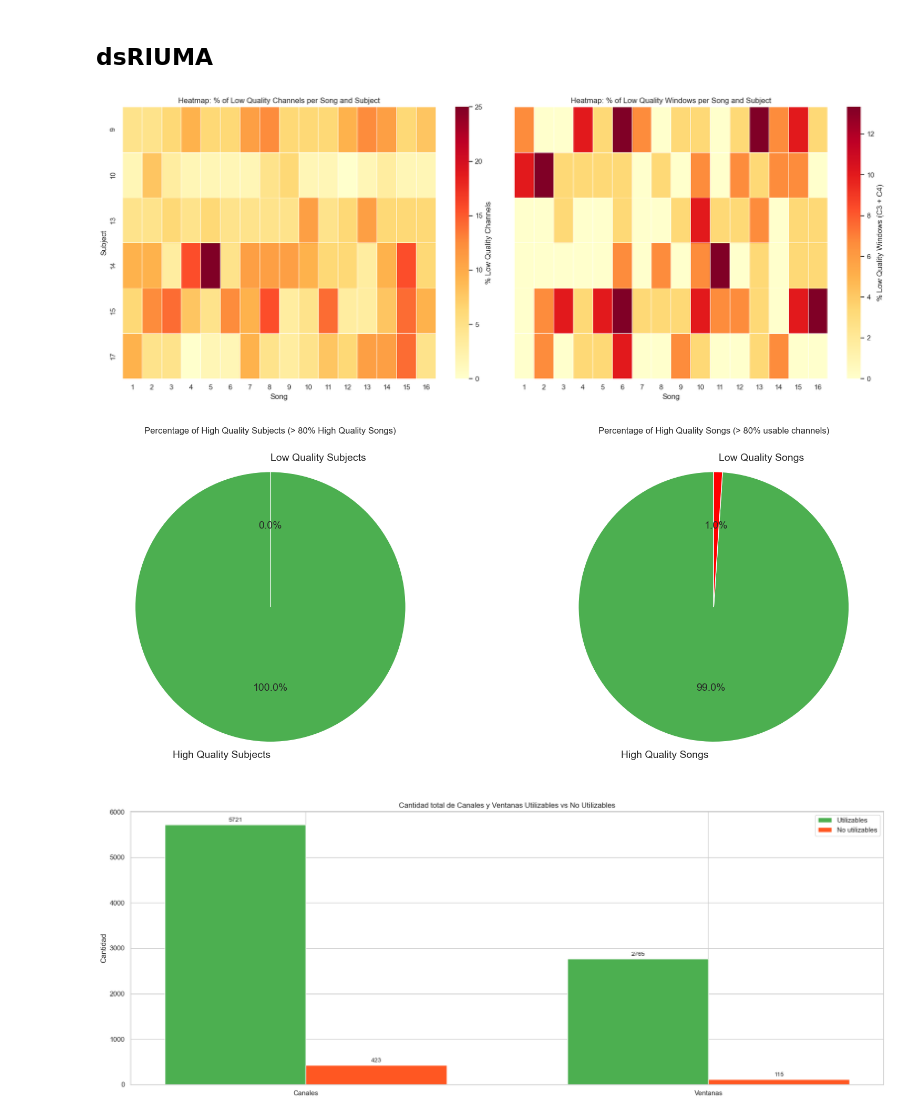
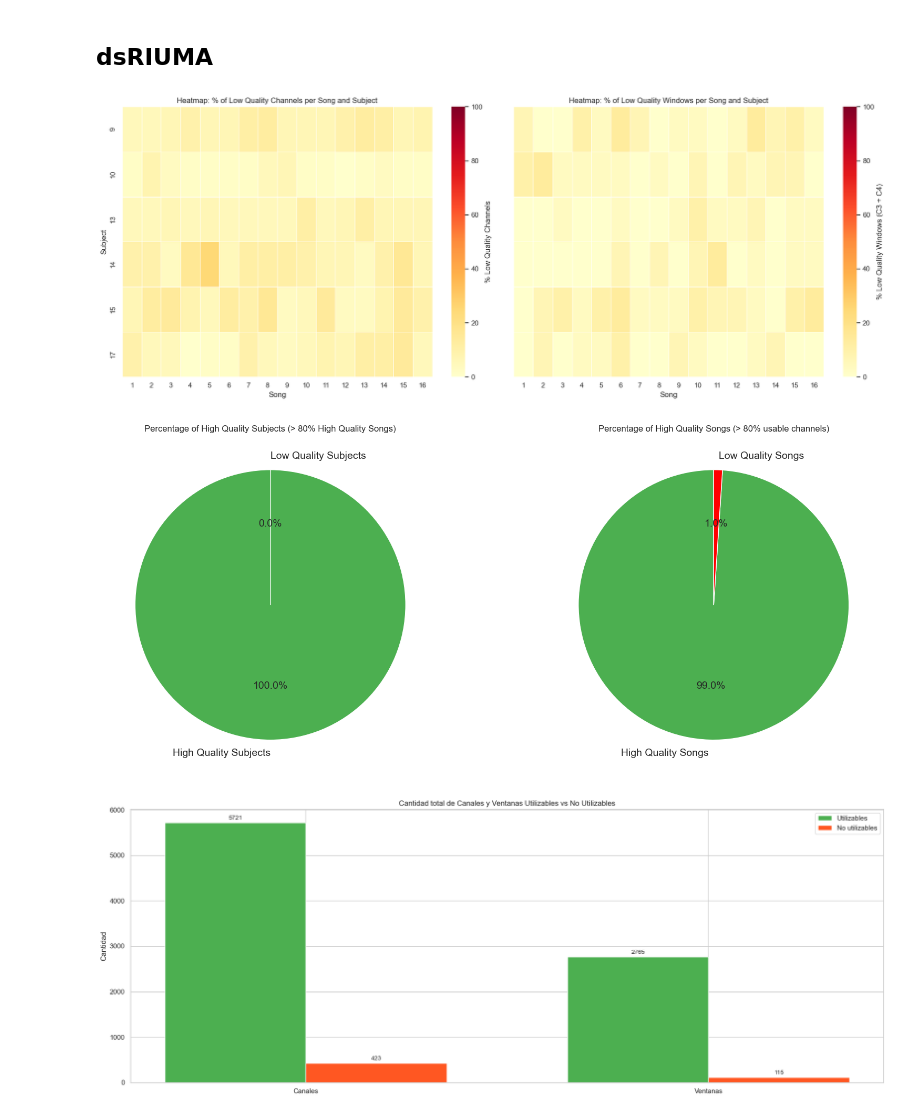
Before and after one commit to alr00-hub/Iniciacion_Investigacion, a Jupyter notebook: Scripts/results.ipynb, the cells around one changed output. Cells and saved outputs as stored; diff of their text form; code cells hidden in the pictures.

```diff
--- a/Scripts/results.ipynb
+++ b/Scripts/results.ipynb
@@ -168,7 +180,7 @@ plt.show()
 # Load data
 data = scipy.io.loadmat('dsMUSING_quality_data.mat', squeeze_me=True, struct_as_record=False)
 sns.set_theme(style="whitegrid")
-plt.rcParams['figure.figsize'] = [10, 6]
+
 
 quality_data = data['quality_data']
 n_subjects = len(quality_data)
@@ -219,7 +231,7 @@ heatmap_channels = np.full((n_subjects, max_songs), np.nan)
 for r in df_song.itertuples():
     heatmap_channels[int(r.subject)-1, int(r.song)-1] = r.percent_bad
 
-sns.heatmap(heatmap_channels, cmap='YlOrRd', ax=axes[0], cbar_kws={'label': '% Low Quality Channels'}, linewidths=0.5)
+sns.heatmap(heatmap_channels, cmap='YlOrRd', ax=axes[0], cbar_kws={'label': '% Low Quality Channels'}, linewidths=0.5, vmax=100)
 axes[0].set(title="Heatmap: % of Low Quality Channels", xlabel="Song", ylabel="Subject")
 axes[0].set_xticks(np.arange(max_songs) + 0.5)
 axes[0].set_yticks(np.arange(n_subjects) + 0.5)
@@ -238,7 +250,7 @@ for subj in quality_data:
         c4_bad = len(np.atleast_1d(getattr(song, 'c4_bad_windows', [])))
         heatmap_windows[subj_id-1, song_id-1] = 100 * (c3_bad + c4_bad) / total_windows if total_windows else np.nan
 
-sns.heatmap(heatmap_windows, cmap='YlOrRd', ax=axes[1], cbar_kws={'label': '% Low Quality Windows (C3 + C4)'}, linewidths=0.5)
+sns.heatmap(heatmap_windows, cmap='YlOrRd', ax=axes[1], cbar_kws={'label': '% Low Quality Windows (C3 + C4)'}, linewidths=0.5, vmax=100)
 axes[1].set(title="Heatmap: % of Low Quality Windows", xlabel="Song")
 axes[1].set_xticks(np.arange(max_songs) + 0.5)
 axes[1].set_yticks(np.arange(n_subjects) + 0.5)
@@ -246,7 +258,7 @@ axes[1].set_xticklabels(np.arange(1, max_songs + 1))
 axes[1].set_yticklabels(np.arange(1, n_subjects + 1))
 
 plt.tight_layout()
-plt.savefig('dsDRYAD_heatmaps.png', dpi=200)
+plt.savefig('dsMUSING_heatmaps.png', dpi=200)
 plt.show()
 
 # ----- Pie Charts -----
@@ -270,7 +282,7 @@ axes[1].pie(song_sizes, labels=['High Quality Songs', 'Low Quality Songs'],
 axes[1].set_title('Percentage of High Quality Songs')
 
 plt.tight_layout()
-plt.savefig('dsDRYAD_pie.png', dpi=200)
+plt.savefig('dsMUSING_pie.png', dpi=200)
 plt.show()
 
 # ----- Bar Charts -----
@@ -313,6 +325,6 @@ for bar in bars1 + bars2:
                 xytext=(0, 3), textcoords="offset points", ha='center', va='bottom', fontsize=10)
 
 plt.tight_layout()
-plt.savefig('dsDRYAD_bar.png', dpi=200)
+plt.savefig('dsMUSING_bar.png', dpi=200)
 plt.show()
 # %% [output]
@@ -325,7 +337,7 @@ plt.show()
 # Load data
 data = scipy.io.loadmat('dsNMEDE_quality_data.mat', squeeze_me=True, struct_as_record=False)
 sns.set_theme(style="whitegrid")
-plt.rcParams['figure.figsize'] = [10, 6]
+
 
 quality_data = data['quality_data']
 n_subjects = len(quality_data)
@@ -376,7 +388,7 @@ heatmap_channels = np.full((n_subjects, max_songs), np.nan)
 for r in df_song.itertuples():
     heatmap_channels[int(r.subject)-1, int(r.song)-1] = r.percent_bad
 
-sns.heatmap(heatmap_channels, cmap='YlOrRd', ax=axes[0], cbar_kws={'label': '% Low Quality Channels'}, linewidths=0.5)
+sns.heatmap(heatmap_channels, cmap='YlOrRd', ax=axes[0], cbar_kws={'label': '% Low Quality Channels'}, linewidths=0.5, vmax=100)
 axes[0].set(title="Heatmap: % of Low Quality Channels", xlabel="Song", ylabel="Subject")
 axes[0].set_xticks(np.arange(max_songs) + 0.5)
 axes[0].set_yticks(np.arange(n_subjects) + 0.5)
@@ -395,7 +407,7 @@ for subj in quality_data:
         c4_bad = len(np.atleast_1d(getattr(song, 'c4_bad_windows', [])))
         heatmap_windows[subj_id-1, song_id-1] = 100 * (c3_bad + c4_bad) / total_windows if total_windows else np.nan
 
-sns.heatmap(heatmap_windows, cmap='YlOrRd', ax=axes[1], cbar_kws={'label': '% Low Quality Windows (C3 + C4)'}, linewidths=0.5)
+sns.heatmap(heatmap_windows, cmap='YlOrRd', ax=axes[1], cbar_kws={'label': '% Low Quality Windows (C3 + C4)'}, linewidths=0.5, vmax=100)
 axes[1].set(title="Heatmap: % of Low Quality Windows", xlabel="Song")
 axes[1].set_xticks(np.arange(max_songs) + 0.5)
 axes[1].set_yticks(np.arange(n_subjects) + 0.5)
@@ -403,7 +415,7 @@ axes[1].set_xticklabels(np.arange(1, max_songs + 1))
 axes[1].set_yticklabels(np.arange(1, n_subjects + 1))
 
 plt.tight_layout()
-plt.savefig('dsDRYAD_heatmaps.png', dpi=200)
+plt.savefig('dsNMEDE_heatmaps.png', dpi=200)
 plt.show()
 
 # ----- Pie Charts -----
@@ -427,7 +439,7 @@ axes[1].pie(song_sizes, labels=['High Quality Songs', 'Low Quality Songs'],
 axes[1].set_title('Percentage of High Quality Songs')
 
 plt.tight_layout()
-plt.savefig('dsDRYAD_pie.png', dpi=200)
+plt.savefig('dsNMEDE_pie.png', dpi=200)
 plt.show()
 
 # ----- Bar Charts -----
@@ -470,6 +482,6 @@ for bar in bars1 + bars2:
                 xytext=(0, 3), textcoords="offset points", ha='center', va='bottom', fontsize=10)
 
 plt.tight_layout()
-plt.savefig('dsDRYAD_bar.png', dpi=200)
+plt.savefig('dsNMEDE_bar.png', dpi=200)
 plt.show()
 # %% [output]
@@ -482,7 +494,7 @@ plt.show()
 # Load data
 data = scipy.io.loadmat('dsAUTh_quality_data.mat', squeeze_me=True, struct_as_record=False)
 sns.set_theme(style="whitegrid")
-plt.rcParams['figure.figsize'] = [10, 6]
+
 
 quality_data = data['quality_data']
 n_subjects = len(quality_data)
@@ -533,7 +545,7 @@ heatmap_channels = np.full((n_subjects, max_songs), np.nan)
 for r in df_song.itertuples():
     heatmap_channels[int(r.subject)-1, int(r.song)-1] = r.percent_bad
 
-sns.heatmap(heatmap_channels, cmap='YlOrRd', ax=axes[0], cbar_kws={'label': '% Low Quality Channels'}, linewidths=0.5)
+sns.heatmap(heatmap_channels, cmap='YlOrRd', ax=axes[0], cbar_kws={'label': '% Low Quality Channels'}, linewidths=0.5, vmax=100)
 axes[0].set(title="Heatmap: % of Low Quality Channels", xlabel="Song", ylabel="Subject")
 axes[0].set_xticks(np.arange(max_songs) + 0.5)
 axes[0].set_yticks(np.arange(n_subjects) + 0.5)
@@ -552,7 +564,7 @@ for subj in quality_data:
         c4_bad = len(np.atleast_1d(getattr(song, 'c4_bad_windows', [])))
         heatmap_windows[subj_id-1, song_id-1] = 100 * (c3_bad + c4_bad) / total_windows if total_windows else np.nan
 
-sns.heatmap(heatmap_windows, cmap='YlOrRd', ax=axes[1], cbar_kws={'label': '% Low Quality Windows (C3 + C4)'}, linewidths=0.5)
+sns.heatmap(heatmap_windows, cmap='YlOrRd', ax=axes[1], cbar_kws={'label': '% Low Quality Windows (C3 + C4)'}, linewidths=0.5, vmax=100)
 axes[1].set(title="Heatmap: % of Low Quality Windows", xlabel="Song")
 axes[1].set_xticks(np.arange(max_songs) + 0.5)
 axes[1].set_yticks(np.arange(n_subjects) + 0.5)
@@ -560,7 +572,7 @@ axes[1].set_xticklabels(np.arange(1, max_songs + 1))
 axes[1].set_yticklabels(np.arange(1, n_subjects + 1))
 
 plt.tight_layout()
-plt.savefig('dsDRYAD_heatmaps.png', dpi=200)
+plt.savefig('dsAUTh_heatmaps.png', dpi=200)
 plt.show()
 
 # ----- Pie Charts -----
@@ -584,7 +596,7 @@ axes[1].pie(song_sizes, labels=['High Quality Songs', 'Low Quality Songs'],
 axes[1].set_title('Percentage of High Quality Songs')
 
 plt.tight_layout()
-plt.savefig('dsDRYAD_pie.png', dpi=200)
+plt.savefig('dsAUTh_pie.png', dpi=200)
 plt.show()
 
 # ----- Bar Charts -----
@@ -627,6 +639,6 @@ for bar in bars1 + bars2:
                 xytext=(0, 3), textcoords="offset points", ha='center', va='bottom', fontsize=10)
 
 plt.tight_layout()
-plt.savefig('dsDRYAD_bar.png', dpi=200)
+plt.savefig('dsAUTh_bar.png', dpi=200)
 plt.show()
 # %% [output]
@@ -638,7 +650,7 @@ plt.show()
 # %%
 data = scipy.io.loadmat('dsRIUMA_quality_data.mat', squeeze_me=True, struct_as_record=False)
 sns.set_theme(style="whitegrid")
-plt.rcParams['figure.figsize'] = [10, 6]
+
 
 # Load data
 quality_data = data['quality_data']
@@ -717,7 +729,8 @@ sns.heatmap(
     cmap='YlOrRd',
     ax=axes[0],
     cbar_kws={'label': '% Low Quality Channels'},
-    linewidths=0.5
+    linewidths=0.5,
+    vmax=100
 )
 axes[0].set_title("Heatmap: % of Low Quality Channels per Song and Subject")
 axes[0].set_xlabel("Song")
@@ -750,7 +763,8 @@ sns.heatmap(
     cmap='YlOrRd',
     ax=axes[1],
     cbar_kws={'label': '% Low Quality Windows (C3 + C4)'},
-    linewidths=0.5
+    linewidths=0.5,
+    vmax=100
 )
 axes[1].set_title("Heatmap: % of Low Quality Windows per Song and Subject")
 axes[1].set_xlabel("Song")
@@ -858,33 +872,33 @@ labels = ['Canales', 'Ventanas']
 usable = [usable_channels_all, usable_windows_all]
 non_usable = [non_usable_channels, non_usable_windows]
 
 x = np.arange(len(labels))
 width = 0.35
 
 fig, ax = plt.subplots(figsize=(18, 7))
 bars1 = ax.bar(x - width/2, usable, width, label='Utilizables', color='#4CAF50')
 bars2 = ax.bar(x + width/2, non_usable, width, label='No utilizables', color='#FF5722')
 
 # Labels and title
 ax.set_ylabel('Cantidad')
 ax.set_title('Cantidad total de Canales y Ventanas Utilizables vs No Utilizables')
 ax.set_xticks(x)
 ax.set_xticklabels(labels)
 ax.legend()
 
 
 for bar in bars1 + bars2:
     height = bar.get_height()
     ax.annotate(f'{int(height)}',
                 xy=(bar.get_x() + bar.get_width() / 2, height),
                 xytext=(0, 3),
                 textcoords="offset points",
                 ha='center', va='bottom', fontsize=10)
 
 plt.tight_layout()
 plt.savefig('dsRIUMA_bar.png', dpi=200)
 plt.show()
 # %% [output]
-[figure, old version]
+[figure, new version]
 [figure]
 [figure]
```
Also changed, not shown: parts of 5 cells of this notebook, 18 other files.
